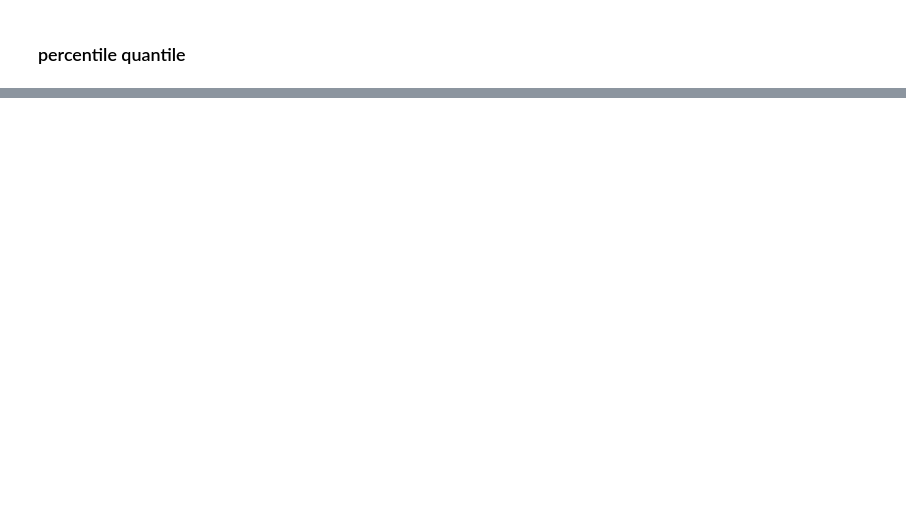
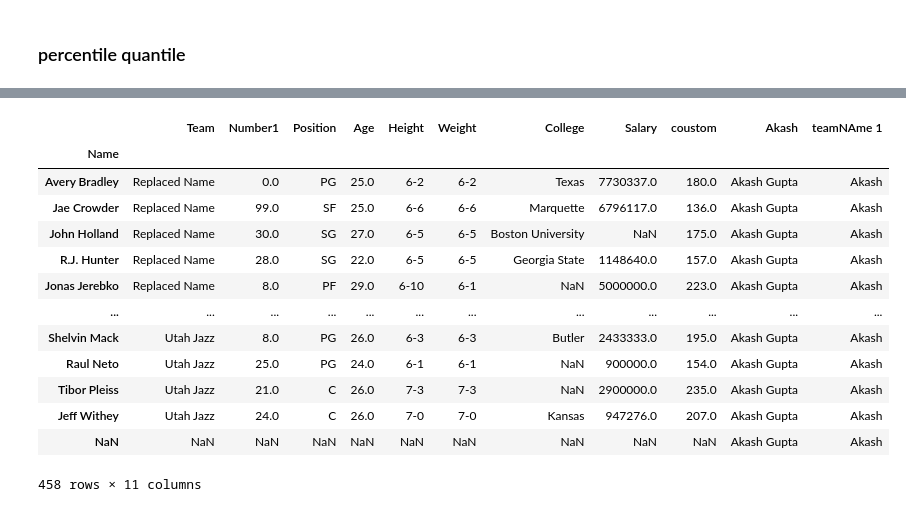
Before and after one commit to akash-codes93/ADT-PYTHON, a Jupyter notebook: NumpyPandas/Pandas.ipynb, the cells around one changed output, grey strips where cells are left out. Cells and saved outputs as stored; diff of their text form; code cells hidden in the pictures; blank space fills up the shorter version.

```diff
--- a/NumpyPandas/Pandas.ipynb
+++ b/NumpyPandas/Pandas.ipynb
@@ -514,0 +796,3 @@ df_series
+# %%
+dfp = df.set_index("Name")
+dfp.head()
@@ -514,0 +829,4 @@ df_series
+# %%
+changes = {"Boston Celtics": "Replaced Name"}
+dfp.replace({"Team": changes}, inplace=True)
+dfp.head()
@@ -514,0 +857,3 @@ df_series
+# %%
+dfp['Weight'] = dfp['Height'].str.extract('(\d\-\d)', expand=True)
+dfp
@@ -514,0 +910,4 @@ df_series
+# %%
+dfp["Akash"] = ["Akash Gupta"]*458
+dfp[["teamNAme 1", "teamName 2"]] = dfp["Akash"].str.split(' ', expand=True)
+dfp.head()
@@ -514,0 +963,17 @@ df_series
+# %%
+dfp.drop(["teamName 2"], axis=1)
+# %% [output]
+|  | Team | Number1 | Position | Age | Height | Weight | College | Salary | coustom | Akash | teamNAme 1 |
+| Name |  |  |  |  |  |  |  |  |  |  |  |
+| Avery Bradley | Replaced Name | 0.0 | PG | 25.0 | 6-2 | 6-2 | Texas | 7730337.0 | 180.0 | Akash Gupta | Akash |
+| Jae Crowder | Replaced Name | 99.0 | SF | 25.0 | 6-6 | 6-6 | Marquette | 6796117.0 | 136.0 | Akash Gupta | Akash |
+| John Holland | Replaced Name | 30.0 | SG | 27.0 | 6-5 | 6-5 | Boston University | NaN | 175.0 | Akash Gupta | Akash |
+| R.J. Hunter | Replaced Name | 28.0 | SG | 22.0 | 6-5 | 6-5 | Georgia State | 1148640.0 | 157.0 | Akash Gupta | Akash |
+| Jonas Jerebko | Replaced Name | 8.0 | PF | 29.0 | 6-10 | 6-1 | NaN | 5000000.0 | 223.0 | Akash Gupta | Akash |
+| ... | ... | ... | ... | ... | ... | ... | ... | ... | ... | ... | ... |
+| Shelvin Mack | Utah Jazz | 8.0 | PG | 26.0 | 6-3 | 6-3 | Butler | 2433333.0 | 195.0 | Akash Gupta | Akash |
+| Raul Neto | Utah Jazz | 25.0 | PG | 24.0 | 6-1 | 6-1 | NaN | 900000.0 | 154.0 | Akash Gupta | Akash |
+| Tibor Pleiss | Utah Jazz | 21.0 | C | 26.0 | 7-3 | 7-3 | NaN | 2900000.0 | 235.0 | Akash Gupta | Akash |
+| Jeff Withey | Utah Jazz | 24.0 | C | 26.0 | 7-0 | 7-0 | Kansas | 947276.0 | 207.0 | Akash Gupta | Akash |
+| NaN | NaN | NaN | NaN | NaN | NaN | NaN | NaN | NaN | NaN | Akash Gupta | Akash |
+458 rows × 11 columns
```
Also changed, not shown: parts of 63 cells of this notebook, 9 other files.
